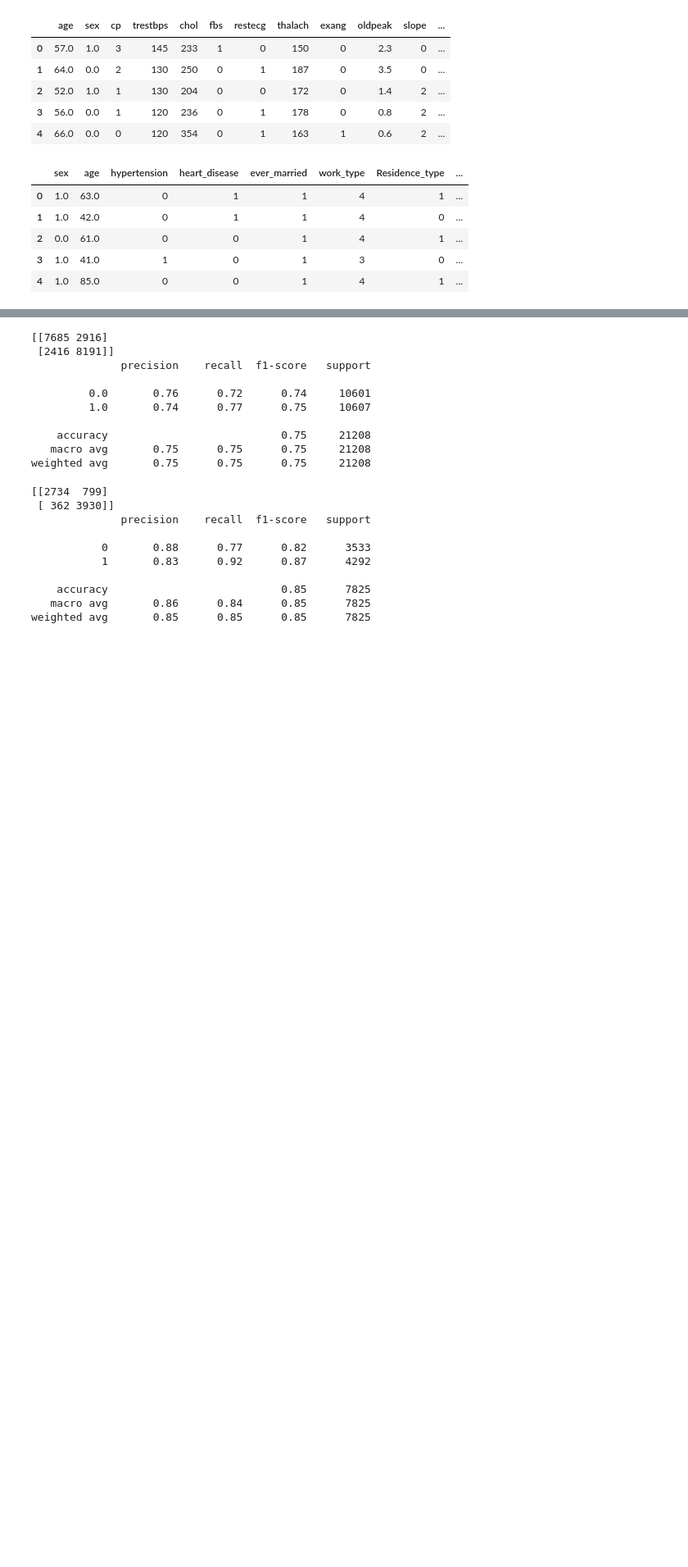
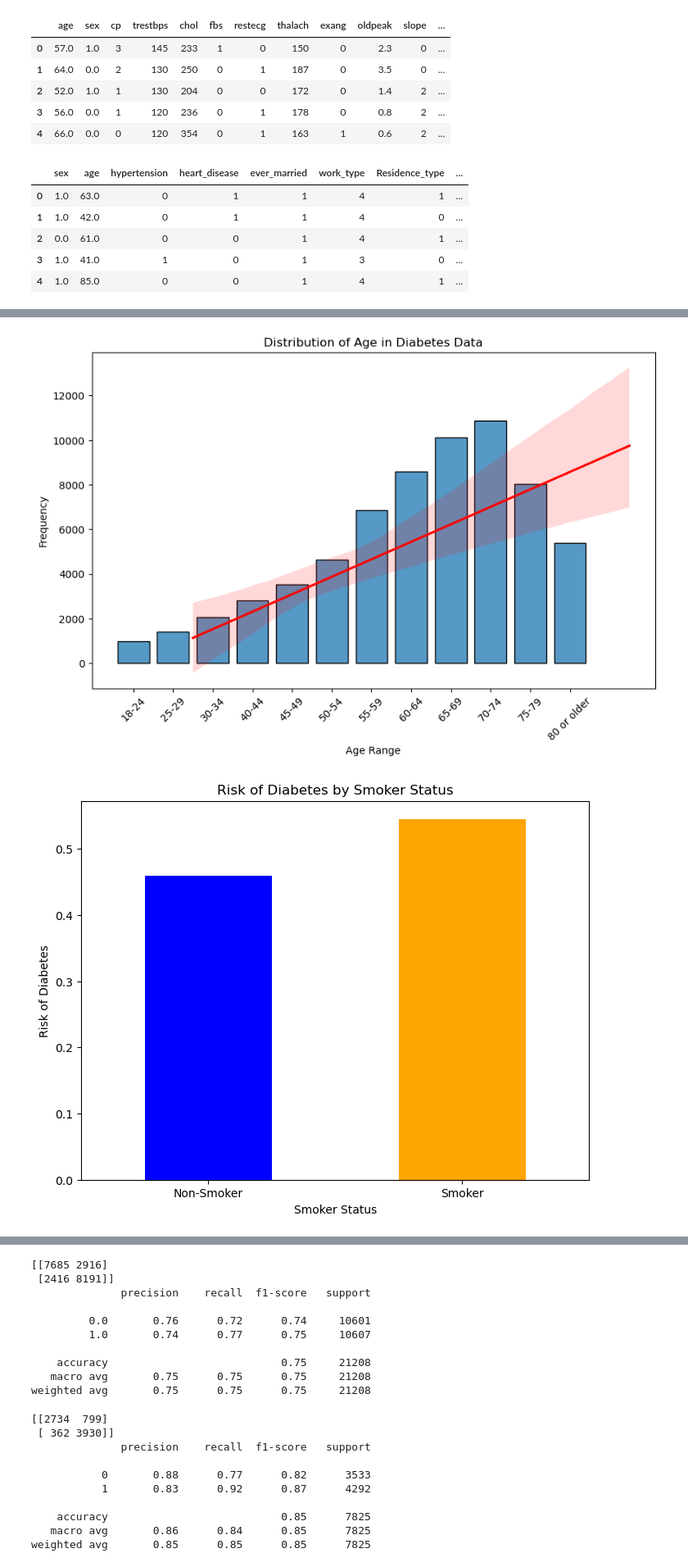
Before and after one commit to shemani2/project_4, a Jupyter notebook: data-analysis.ipynb, the cells around one changed output, grey strips where cells are left out. Shown: that part at 82% size. Drawn from its saved outputs; the diff is of its cells as text; code cells hidden in the pictures; blank space fills up the shorter version.

```diff
--- a/data-analysis.ipynb
+++ b/data-analysis.ipynb
@@ -71,0 +36,61 @@ plt.show()
+# %%
+import pandas as pd
+import matplotlib.pyplot as plt
+import seaborn as sns
+import numpy as np
+
+# Load data
+diabetes_data = pd.read_csv('Resources/diabetes_data.csv')
+hypertension_data = pd.read_csv('Resources/hypertension_data.csv')
+stroke_data = pd.read_csv('Resources/stroke_data.csv')
+
+# Define age ranges
+age_bins = [1, 2, 3, 4, 5, 6, 7, 8, 9, 10, 11, 12, 13]
+age_labels = ['18-24', '25-29', '30-34', '40-44', '45-49', '50-54', '55-59', '60-64', '65-69', '70-74', '75-79', '80 or older']
+
+# Categorize ages into bins
+diabetes_data['AgeRange'] = pd.cut(diabetes_data['Age'], bins=age_bins, labels=age_labels, right=False)
+
+# Calculate the midpoints of the age ranges
+age_midpoints = [np.mean([age_bins[i], age_bins[i+1]]) for i in range(len(age_bins)-1)]
+
+# Get the frequency of each age range
+age_range_counts = diabetes_data['AgeRange'].value_counts().sort_index()
+
+# Create a DataFrame with the midpoints and counts
+trendline_data = pd.DataFrame({'AgeMidpoint': age_midpoints, 'Frequency': age_range_counts})
+
+# Histogram of Age for Diabetes Data with age ranges and trendline
+plt.figure(figsize=(10, 6))
+sns.histplot(diabetes_data['AgeRange'], kde=False, bins=len(age_labels), shrink=0.8)
+
+# Plot the trendline
+sns.regplot(x='AgeMidpoint', y='Frequency', data=trendline_data, scatter=False, color='red')
+
+plt.title('Distribution of Age in Diabetes Data')
+plt.xlabel('Age Range')
+plt.ylabel('Frequency')
+plt.xticks(rotation=45)  # Rotate x-axis labels for better readability
+plt.show()
+
+# Analyze smoker status and diabetes risk
+# Assuming there is a column 'Smoker' in the dataset with values 0 (No) and 1 (Yes)
+
+# Group by smoker status and calculate the prevalence of diabetes
+smoker_counts = diabetes_data['Smoker'].value_counts()
+diabetes_smoker_counts = diabetes_data[diabetes_data['Diabetes'] == 1]['Smoker'].value_counts()
+
+# Calculate the risk (prevalence) of diabetes for smokers and non-smokers
+diabetes_risk = diabetes_smoker_counts / smoker_counts
+
+# Create a bar plot for diabetes risk by smoker status
+plt.figure(figsize=(8, 6))
+diabetes_risk.plot(kind='bar', color=['blue', 'orange'])
+plt.title('Risk of Diabetes by Smoker Status')
+plt.xlabel('Smoker Status')
+plt.ylabel('Risk of Diabetes')
+plt.xticks(ticks=[0, 1], labels=['Non-Smoker', 'Smoker'], rotation=0)
+plt.show()
+# %% [output]
+[figure, added]
+[figure, added]
```
Also changed, not shown: parts of 16 cells of this notebook, 12 other files.
